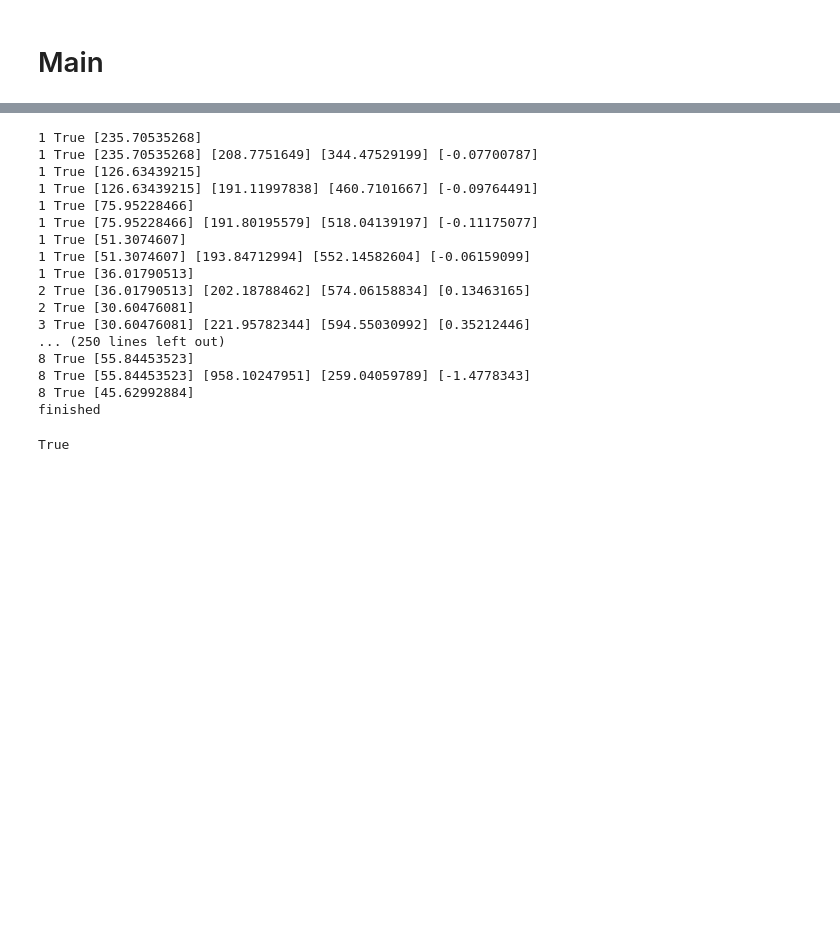
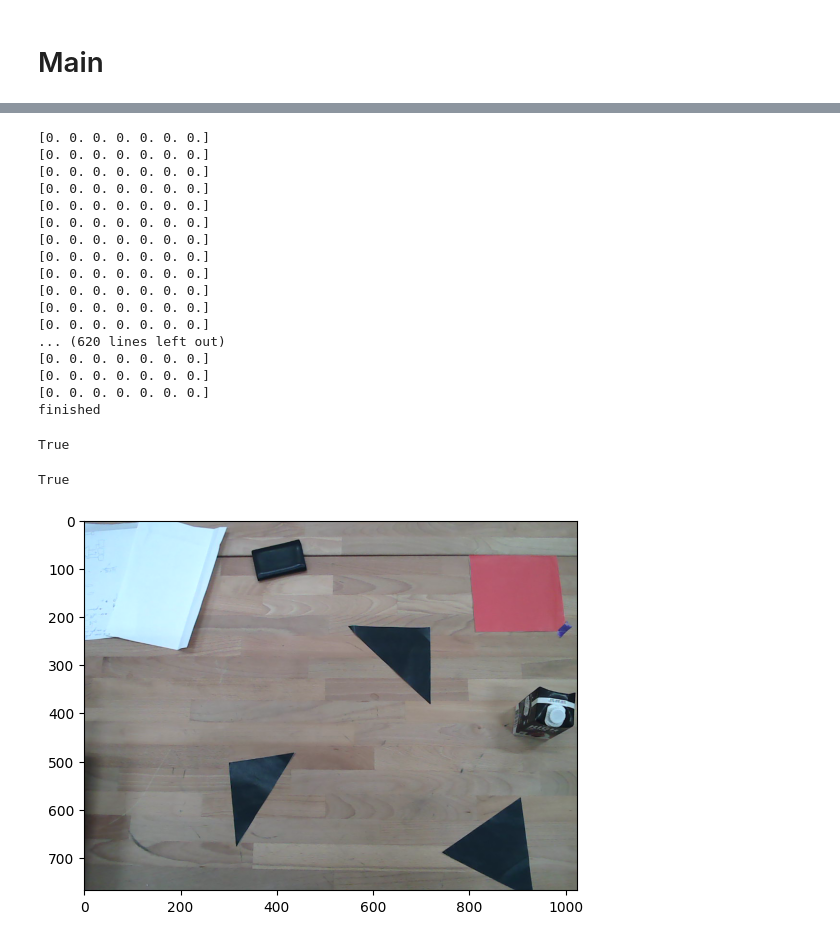
Before and after one commit to jsilveira1409/MICRO-452-Basics-of-mobile-robotics, a Jupyter notebook: project2.ipynb, the cells around one changed output, grey strips where cells are left out. Saved outputs shown, nothing was run; the diff lists cells and outputs as text; code cells hidden in the pictures; blank space fills up the shorter version.

```diff
--- a/project2.ipynb
+++ b/project2.ipynb
@@ -186,33 +236,35 @@ start = [209.         687.78947368] goal = [919.94736842 218.26315789] angle = -
 # %%
-cam, kal, pred = pathing(video_capture, metric_path, metric_start[0], metric_start[1], -robot[2], periode=PERIOD)
+cam, kal, pred = pathing(video_capture, metric_path, metric_start[0], metric_start[1], -robot[2])
 print("finished")
 motors(stop, stop)
 # %% [output]
-1 True [235.70535268]
-1 True [235.70535268] [208.7751649] [344.47529199] [-0.07700787]
-1 True [126.63439215]
-1 True [126.63439215] [191.11997838] [460.7101667] [-0.09764491]
-1 True [75.95228466]
-1 True [75.95228466] [191.80195579] [518.04139197] [-0.11175077]
-1 True [51.3074607]
-1 True [51.3074607] [193.84712994] [552.14582604] [-0.06159099]
-1 True [36.01790513]
-2 True [36.01790513] [202.18788462] [574.06158834] [0.13463165]
-2 True [30.60476081]
-3 True [30.60476081] [221.95782344] [594.55030992] [0.35212446]
-... (250 lines left out)
-8 True [55.84453523]
-8 True [55.84453523] [958.10247951] [259.04059789] [-1.4778343]
-8 True [45.62992884]
+[0. 0. 0. 0. 0. 0. 0.]
+[0. 0. 0. 0. 0. 0. 0.]
+[0. 0. 0. 0. 0. 0. 0.]
+[0. 0. 0. 0. 0. 0. 0.]
+[0. 0. 0. 0. 0. 0. 0.]
+[0. 0. 0. 0. 0. 0. 0.]
+[0. 0. 0. 0. 0. 0. 0.]
+[0. 0. 0. 0. 0. 0. 0.]
+[0. 0. 0. 0. 0. 0. 0.]
+[0. 0. 0. 0. 0. 0. 0.]
+[0. 0. 0. 0. 0. 0. 0.]
+[0. 0. 0. 0. 0. 0. 0.]
+... (620 lines left out)
+[0. 0. 0. 0. 0. 0. 0.]
+[0. 0. 0. 0. 0. 0. 0.]
+[0. 0. 0. 0. 0. 0. 0.]
 finished
 # %%
+motors(stop, stop)
 ret, frame = video_capture.read()
 print(ret)
-#plt.imshow(cv2.cvtColor(frame, cv2.COLOR_BGR2RGB))
+plt.imshow(cv2.cvtColor(frame, cv2.COLOR_BGR2RGB))
 cv2.imwrite('frame.jpeg', frame)
-motors(stop, stop)
 # %% [output]
 True
+True
+[figure, added]
 # %%
 cam_copy = np.array(cam)
 kal_copy = np.array(kal)
```
Also changed, not shown: parts of 5 cells of this notebook, 3 other files.
